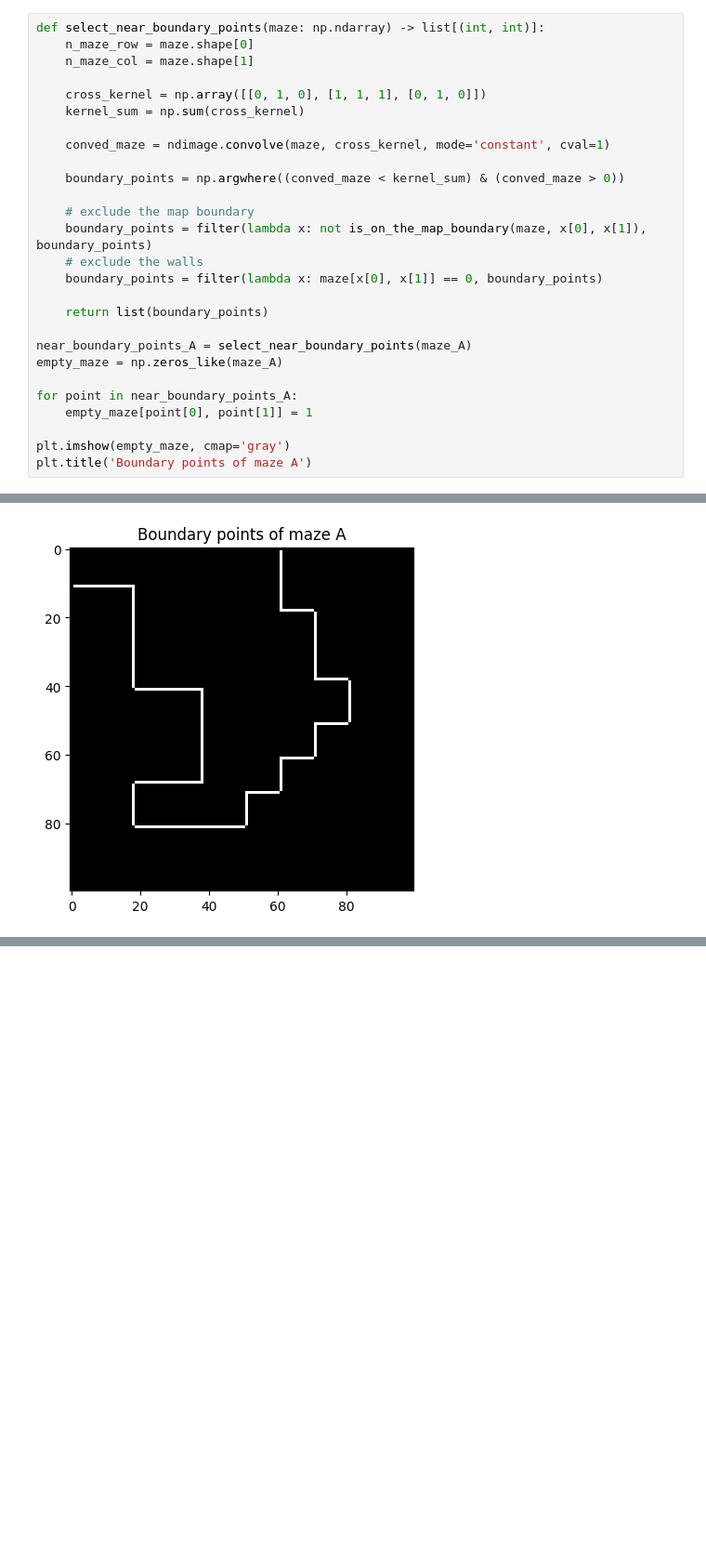
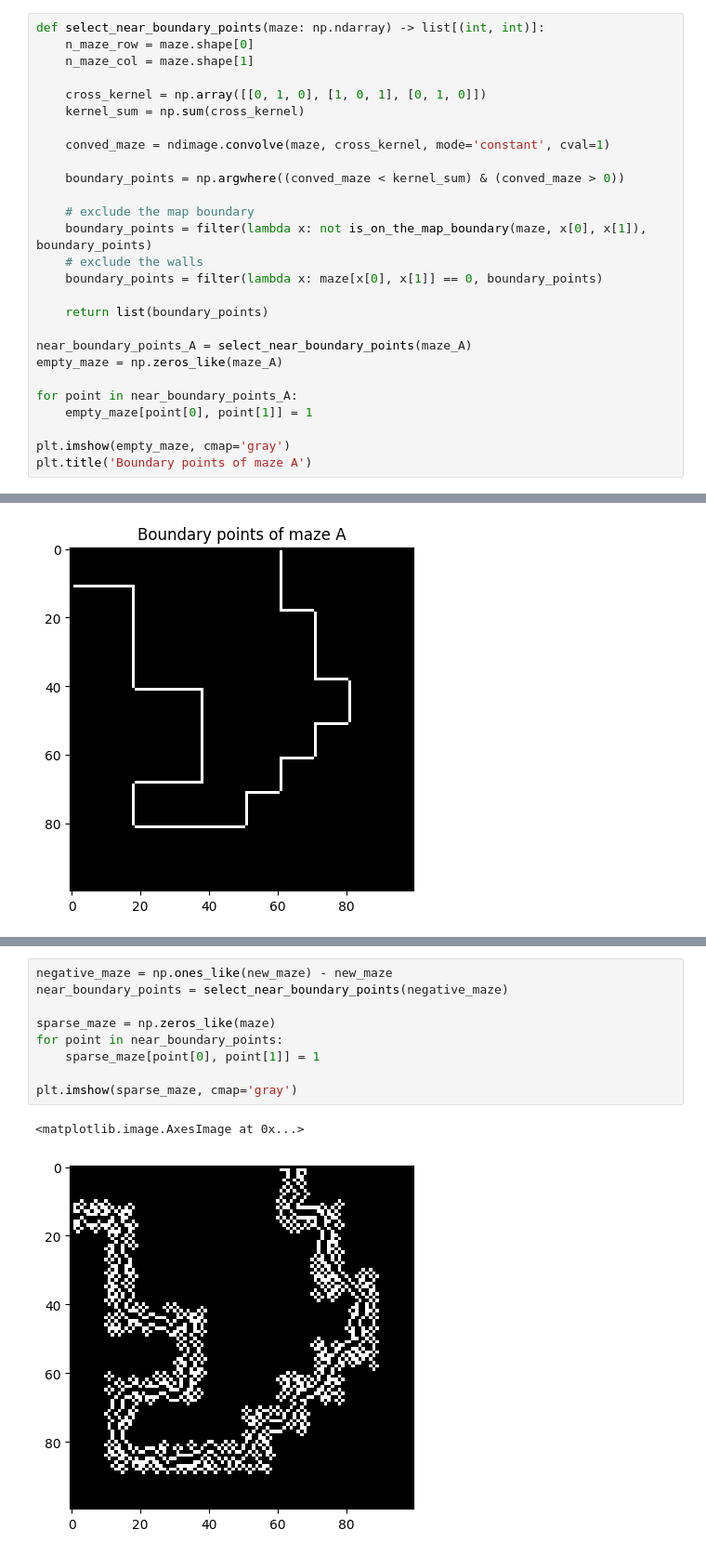
Before and after one commit to KeunwooPark/maze-generator, a Jupyter notebook: how_to_generate_maze.ipynb, the cells around one changed output, grey strips where cells are left out. Shown at 93% size. Cells and saved outputs as stored; diff of their text form; blank space fills up the shorter version.

```diff
--- a/how_to_generate_maze.ipynb
+++ b/how_to_generate_maze.ipynb
@@ -311,7 +311,7 @@ def select_near_boundary_points(maze: np.ndarray) -> list[(int, int)]:
     n_maze_row = maze.shape[0]
     n_maze_col = maze.shape[1]
 
-    cross_kernel = np.array([[0, 1, 0], [1, 1, 1], [0, 1, 0]])
+    cross_kernel = np.array([[0, 1, 0], [1, 0, 1], [0, 1, 0]])
     kernel_sum = np.sum(cross_kernel)
 
     conved_maze = ndimage.convolve(maze, cross_kernel, mode='constant', cval=1)
@@ -386,0 +387,12 @@ axs[1].imshow(new_maze, cmap='gray')
+# %%
+negative_maze = np.ones_like(new_maze) - new_maze
+near_boundary_points = select_near_boundary_points(negative_maze)
+
+sparse_maze = np.zeros_like(maze)
+for point in near_boundary_points:
+    sparse_maze[point[0], point[1]] = 1
+
+plt.imshow(sparse_maze, cmap='gray')
+# %% [output]
+<matplotlib.image.AxesImage at 0x...>
+[figure, added]
```
Also changed, not shown: parts of 1 cell of this notebook.
